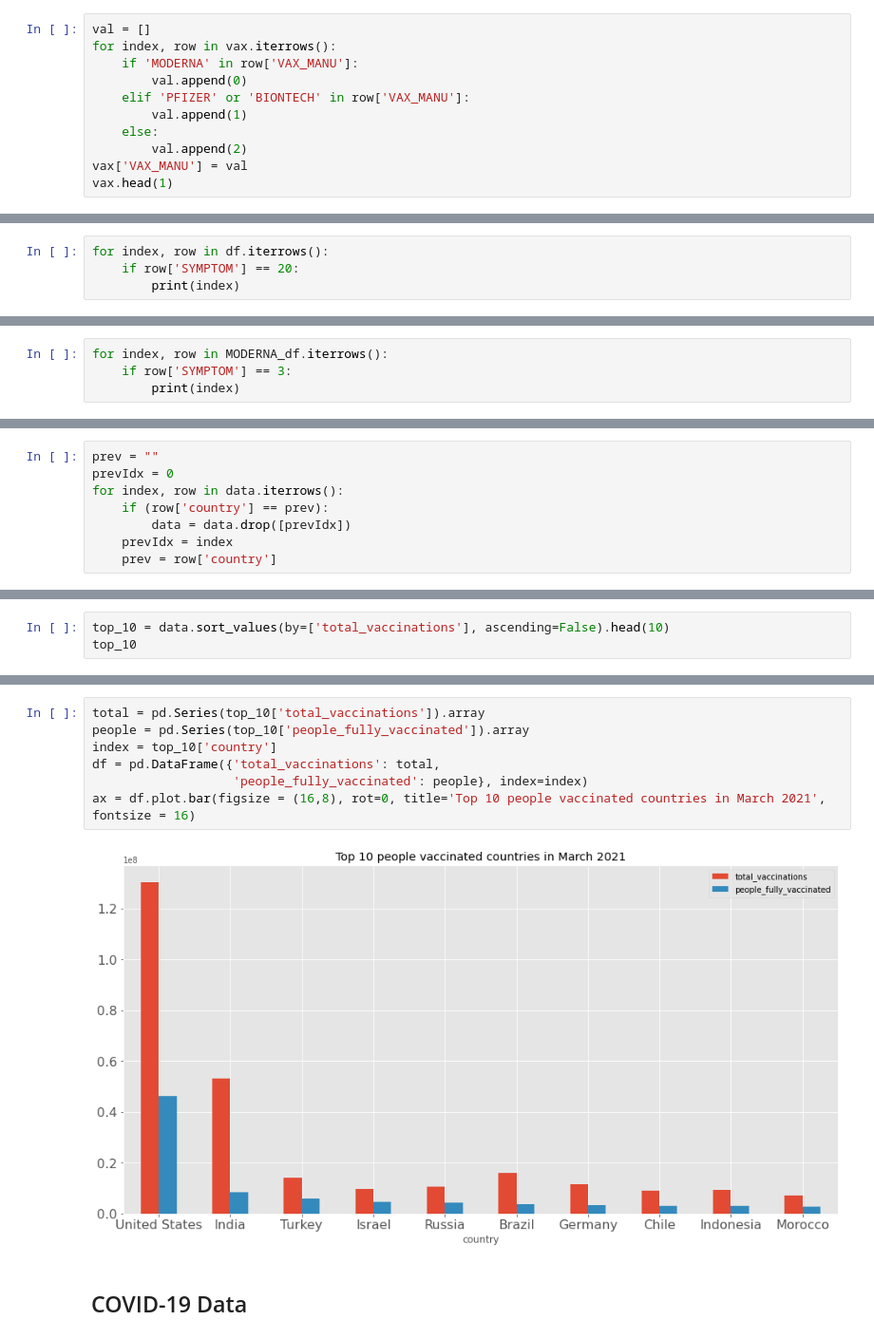
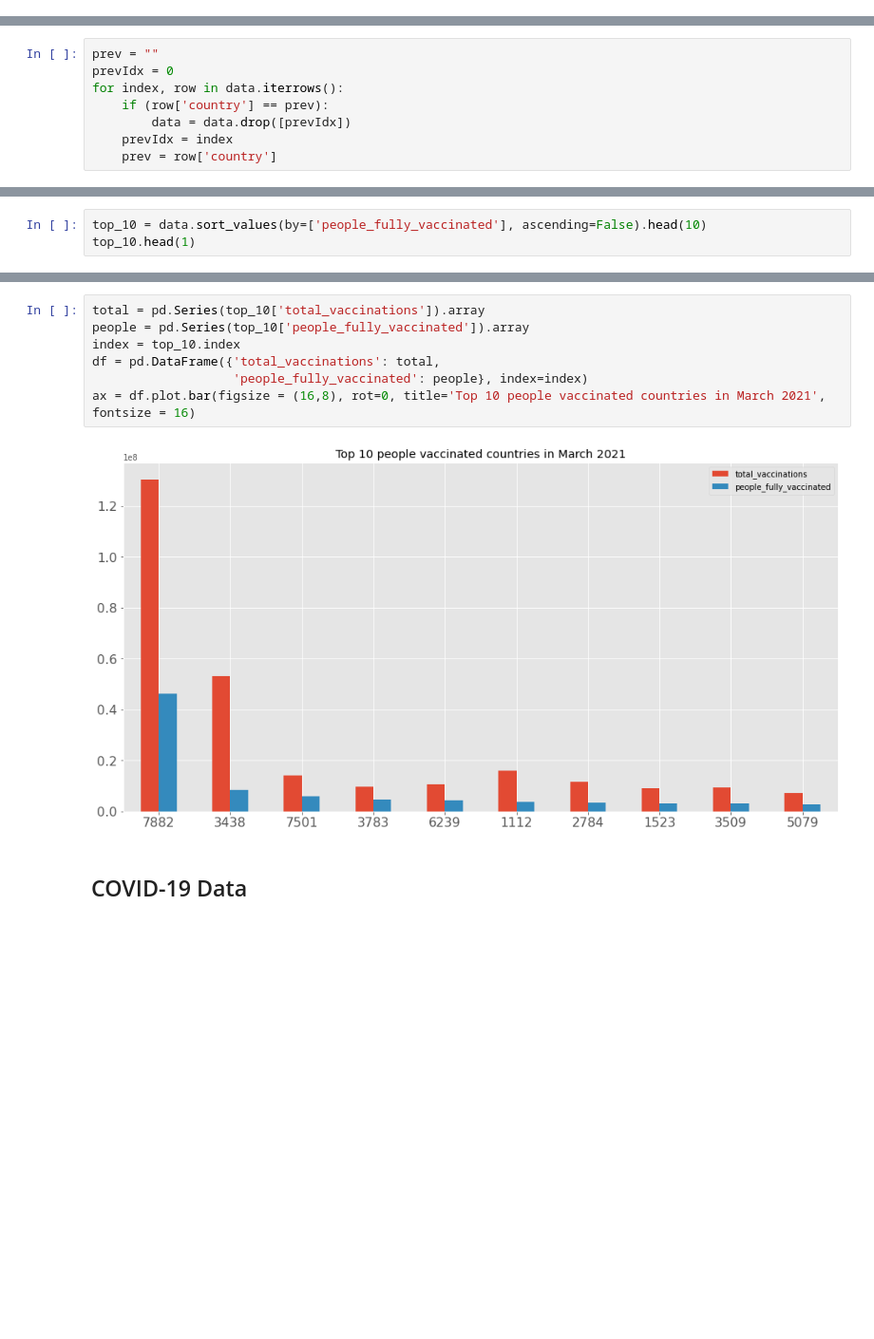
Before and after one commit to yimanliu/CS6220-Data-Mining, a Jupyter notebook: Final_project_data_visualization.ipynb, the cells around one changed output, grey strips where cells are left out. Shown at 95% size. Cells and saved outputs as stored; diff of their text form; blank space fills up the shorter version.

```diff
--- a/Final_project_data_visualization.ipynb
+++ b/Final_project_data_visualization.ipynb
@@ -312,11 +69,0 @@ array([23.0, 68.0, 55.0, 52.0, 78.0, 40.0, 37.0, 39.0, 0.33, 82.0, 43.0,
-# %%
-val = []
-for index, row in vax.iterrows():
-    if 'MODERNA' in row['VAX_MANU']:
-        val.append(0)
-    elif 'PFIZER' or 'BIONTECH' in row['VAX_MANU']:
-        val.append(1)
-    else:
-        val.append(2)
-vax['VAX_MANU'] = val
-vax.head(1)
@@ -385,4 +69,0 @@ km.fit(x);
-# %%
-for index, row in df.iterrows():
-    if row['SYMPTOM'] == 20:
-        print(index)
@@ -420,4 +69,0 @@ km.fit(x);
-# %%
-for index, row in MODERNA_df.iterrows():
-    if row['SYMPTOM'] == 3:
-        print(index)
@@ -515,6 +249,6 @@ data.head()
 # %%
-top_10 = data.sort_values(by=['total_vaccinations'], ascending=False).head(10)
-top_10
+top_10 = data.sort_values(by=['people_fully_vaccinated'], ascending=False).head(10)
+top_10.head(1)
 # %% [output]
 |  | country | date | total_vaccinations | people_fully_vaccinated | daily_vaccinations | total_vaccinations_per_hundred | ... |
 | 7882 | United States | 2021-03-24 | 130473853.0 | 46365515.0 | 2490889.0 | 39.01 | ... |
@@ -556,12 +255,12 @@ top_10
 # %%
 total = pd.Series(top_10['total_vaccinations']).array
 people = pd.Series(top_10['people_fully_vaccinated']).array
-index = top_10['country']
+index = top_10.index
 df = pd.DataFrame({'total_vaccinations': total,
                    'people_fully_vaccinated': people}, index=index)
 ax = df.plot.bar(figsize = (16,8), rot=0, title='Top 10 people vaccinated countries in March 2021', fontsize = 16)
 # %% [output]
-[figure, old version]
+[figure, new version]
 # %% [markdown]
 ## COVID-19 Data
 # %%
```
Also changed, not shown: parts of 126 cells of this notebook.
